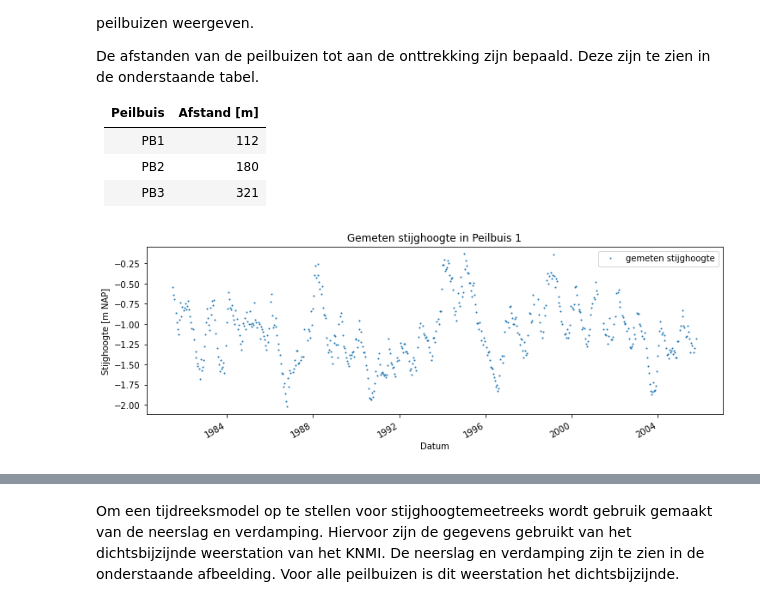
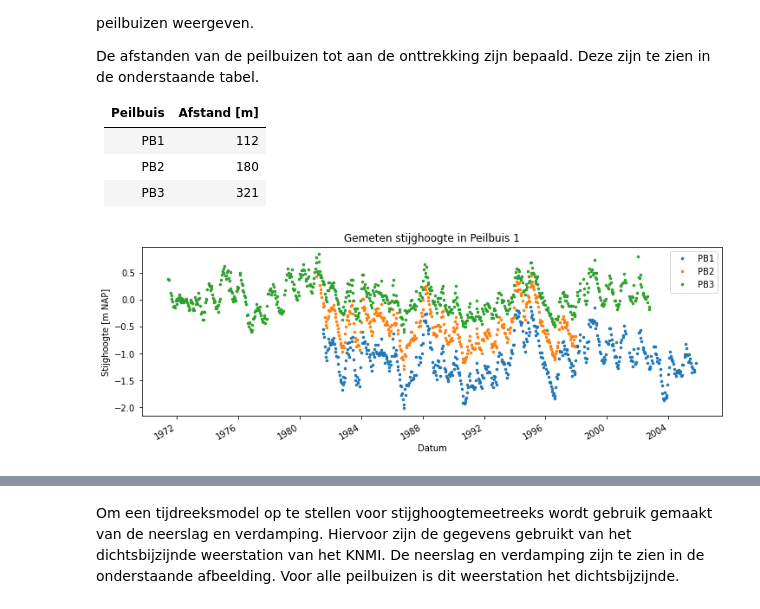
Before and after one commit to ArtesiaWater/stowa_handleiding_tijdreeksanalyse, a Jupyter notebook: casus - Systeem analyse/Casus_systeemanalyse_V03.ipynb, the cells around one changed output, grey strips where cells are left out. Drawn from its saved outputs; the diff is of its cells as text; code cells hidden in the pictures.

```diff
--- a/casus - Systeem analyse/Casus_systeemanalyse_V03.ipynb
+++ b/casus - Systeem analyse/Casus_systeemanalyse_V03.ipynb
@@ -40,15 +42,23 @@ De afstanden van de peilbuizen tot aan de onttrekking zijn bepaald. Deze zijn te
 | PB3           | 321           |
 # %%
 PB1 = pd.read_csv("data/PB1_c.csv", parse_dates=True, index_col="date", squeeze=True)
+PB2 = pd.read_csv("data/PB2_c.csv", parse_dates=True, index_col="date", squeeze=True)
+PB3 = pd.read_csv("data/PB3_c.csv", parse_dates=True, index_col="date", squeeze=True)
 
-# plotten van de stijghoogte
+PB1.name = "PB1"
+PB2.name = "PB2"
+PB3.name = "PB3"
+
+# plotten van de stijghoogtes
 fig, ax = plt.subplots(1, 1, figsize=(12,4))
-PB1.plot(ax=ax, color='C0', ls='', marker='.', markersize=2)
+PB1.plot(ax=ax, ls='', marker='.', markersize=5)
+PB2.plot(ax=ax, ls='', marker='.', markersize=5)
+PB3.plot(ax=ax, ls='', marker='.', markersize=5)
 
 # opmaken van de figuur
 ax.set_ylabel('Stijghoogte [m NAP]')
 ax.set_xlabel('Datum')
 ax.set_title('Gemeten stijghoogte in Peilbuis 1')
-ax.legend([f'gemeten stijghoogte']);
+ax.legend();
 # %% [output]
-[figure, old version]
+[figure, new version]
```
Also changed, not shown: parts of 13 cells of this notebook.
